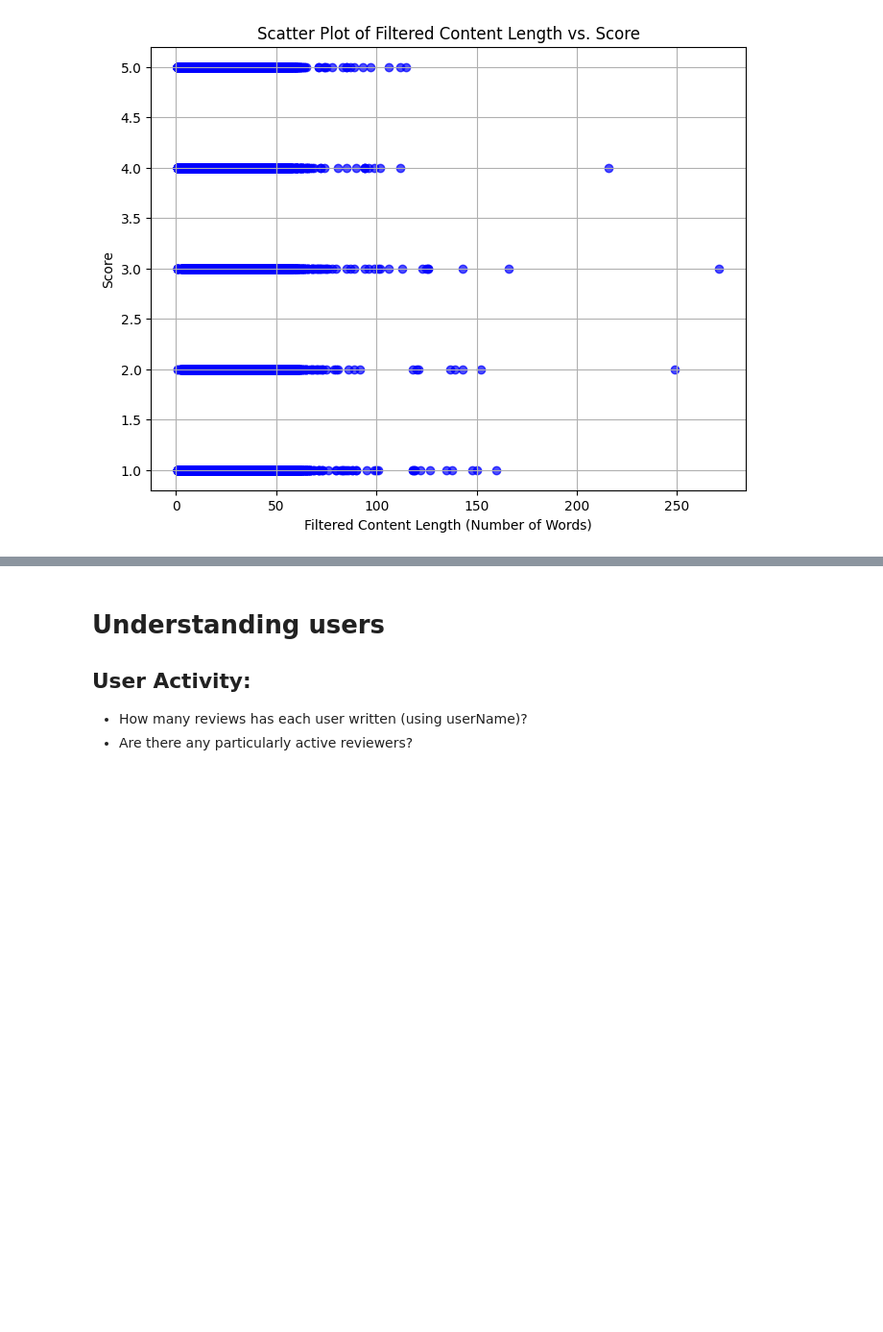
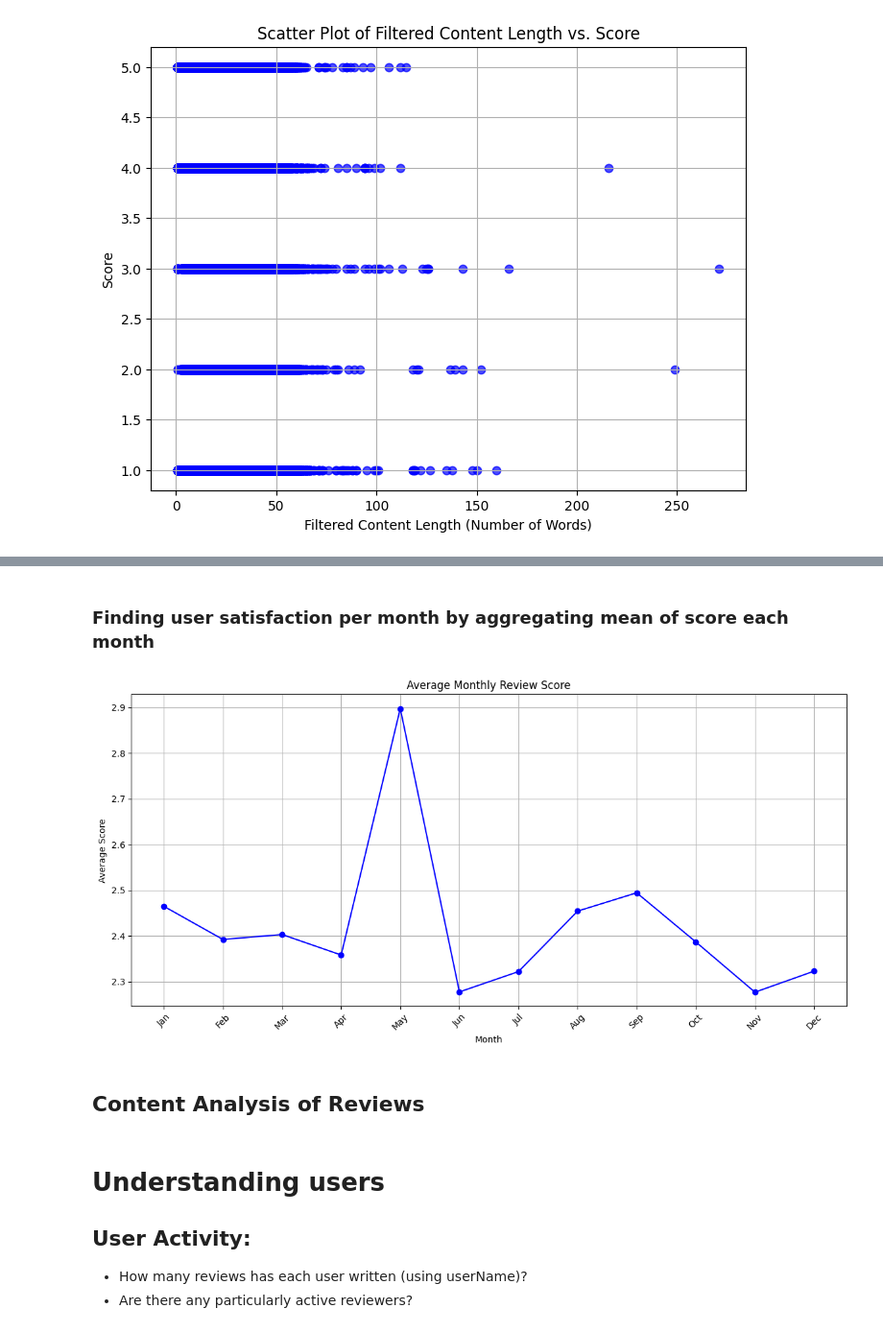
Before and after one commit to dipshi-singh/spotify-review-eda, a Jupyter notebook: Spotify_Review_EDA.ipynb, the cells around one changed output, grey strips where cells are left out. Shown: that part at 96% size. Cells and saved outputs as stored; diff of their text form; code cells hidden in the pictures; blank space fills up the shorter version.

```diff
--- a/Spotify_Review_EDA.ipynb
+++ b/Spotify_Review_EDA.ipynb
@@ -366,3 +433,26 @@ plt.show()
+# %% [markdown]
+### Finding user satisfaction per month by aggregating mean of score each month
+# %%
+monthlyScore = df.groupby('reviewMonth')['score'].mean()
+month_order = ['Jan', 'Feb', 'Mar', 'Apr', 'May', 'Jun', 'Jul', 'Aug', 'Sep', 'Oct', 'Nov', 'Dec']
+monthlyScore = monthlyScore.reindex(month_order)
+
+# Plotting
+plt.figure(figsize=(12, 6))
+plt.plot(monthlyScore.index, monthlyScore, marker='o', linestyle='-', color='blue')
+
+# Formatting the x-axis
+plt.title('Average Monthly Review Score')
+plt.xlabel('Month')
+plt.ylabel('Average Score')
+plt.grid(True)
+plt.xticks(rotation=45)
+plt.tight_layout()
+plt.show()
+# %% [output]
+[figure, added]
+# %% [markdown]
+## Content Analysis of Reviews
 # %%
 # #selecting 500 random rows of outliers
 # outlier = df[df['userName'] == 'a']
```
Also changed, not shown: parts of 9 cells of this notebook.
